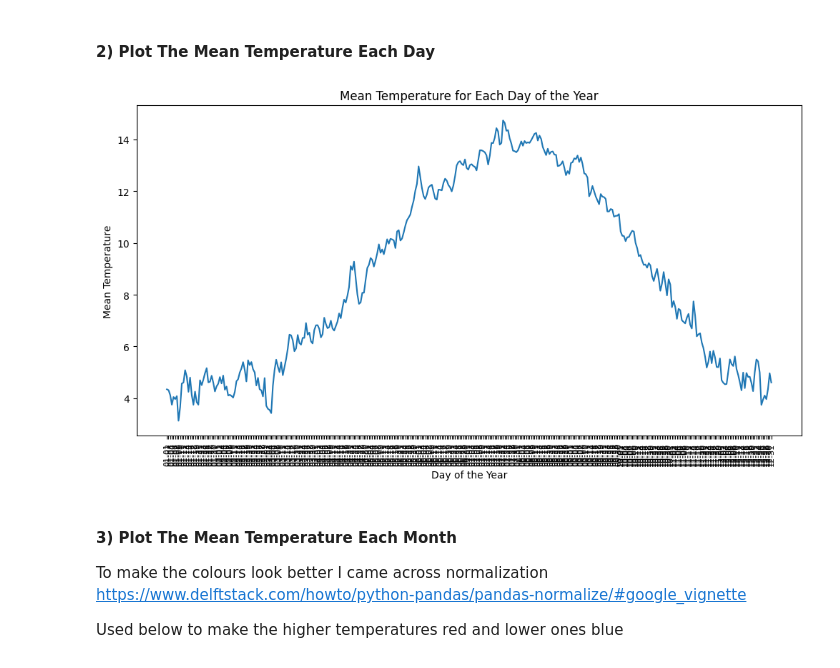
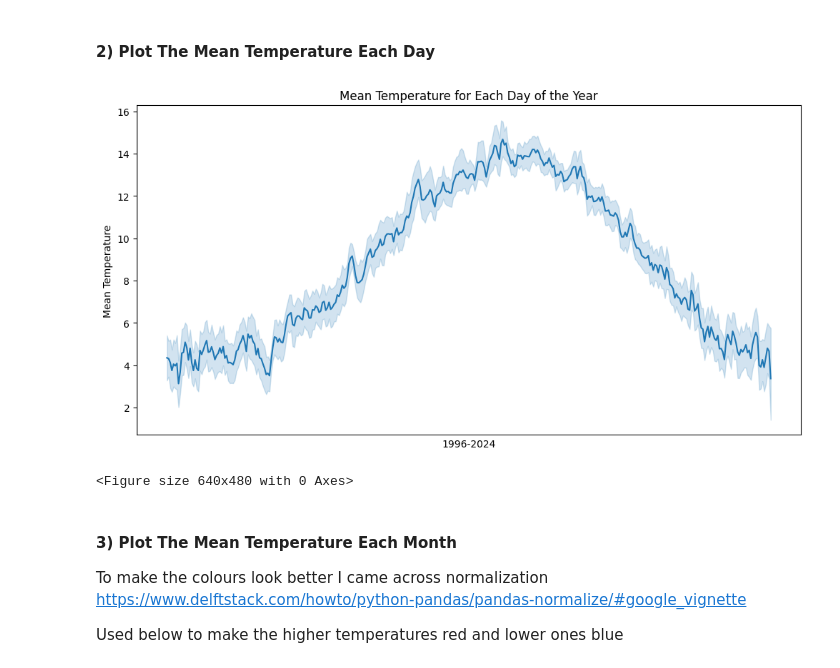
Before and after one commit to daveysull/PFDA, a Jupyter notebook: assignments/assignment_6_Weather.ipynb, the cells around one changed output. Drawn from its saved outputs; the diff is of its cells as text; code cells hidden in the pictures.

Commit message:
Completion of final plot. Also added folder for all plots

```diff
--- a/assignments/assignment_6_Weather.ipynb
+++ b/assignments/assignment_6_Weather.ipynb
@@ -30,22 +34,33 @@ sns.lineplot(data = df, x = "date", y="temp")
 # %% [markdown]
 #### 2) Plot The Mean Temperature Each Day
 # %%
-# Get month and day for grouping - Not using dt.day as I need to distinguish between Jan 1st and Feb 1st, etc.
-df['day_of_year'] = df['date'].dt.strftime('%m-%d')
+df.sort_index(inplace=True)
 
-# Calculate mean temperature for each day of the year
-daily_mean = df.groupby('day_of_year')['temp'].mean().reset_index()
+# Extract year and day-of-year
+df['year'] = df.index.year
+df['day_of_year'] = df.index.dayofyear
+
+# Calculate mean temperature for each day in each year
+daily_mean = df.groupby(['year', 'day_of_year'])['temp'].mean().reset_index()
 
 # Plot
 plt.figure(figsize=(12, 6))
 sns.lineplot(data=daily_mean, x="day_of_year", y="temp")
-plt.xticks(rotation=90, fontsize=8)
 plt.title("Mean Temperature for Each Day of the Year")
-plt.xlabel("Day of the Year")
+plt.xlabel("1996-2024")
 plt.ylabel("Mean Temperature")
+
+# Format
+plt.xticks([])
+
+# Show
 plt.show()
+
+# Save
+plt.savefig('daily_mean_temp.png')
 # %% [output]
-[figure, old version]
+[figure, new version]
+<Figure size 640x480 with 0 Axes>
 # %% [markdown]
 #### 3) Plot The Mean Temperature Each Month
 To make the colours look better I came across normalization https://www.delftstack.com/howto/python-pandas/pandas-normalize/#google_vignette
```
Also changed, not shown: parts of 11 cells of this notebook, 9 other files.
